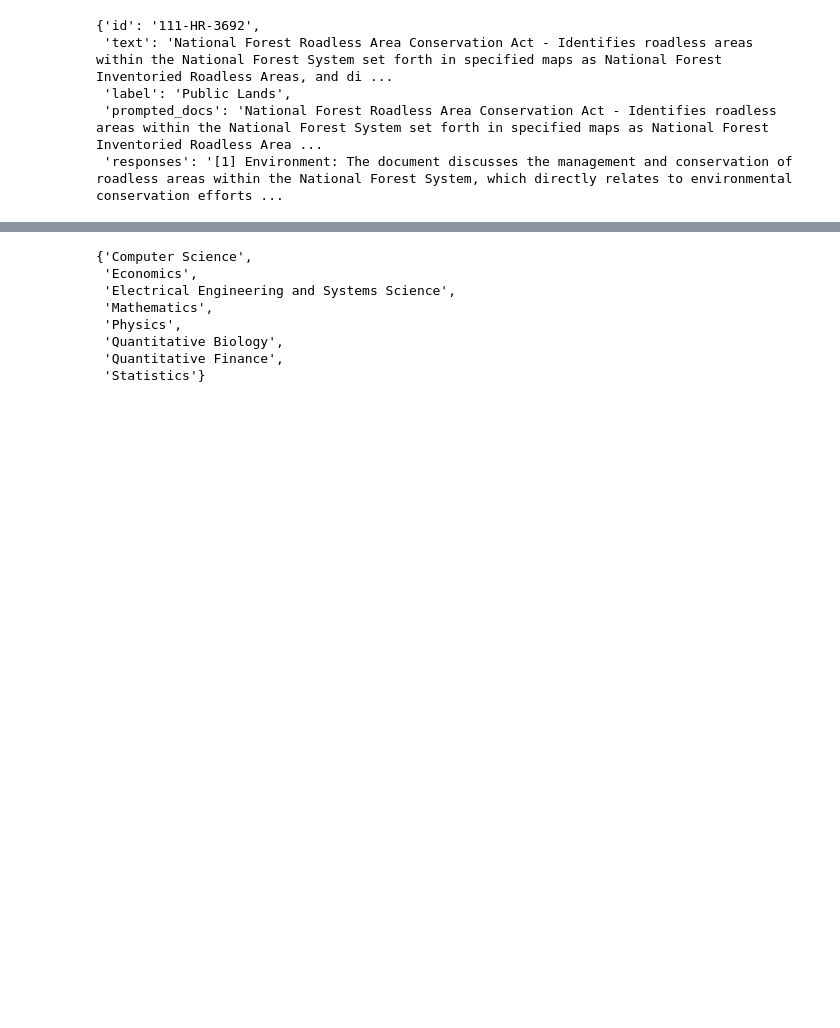
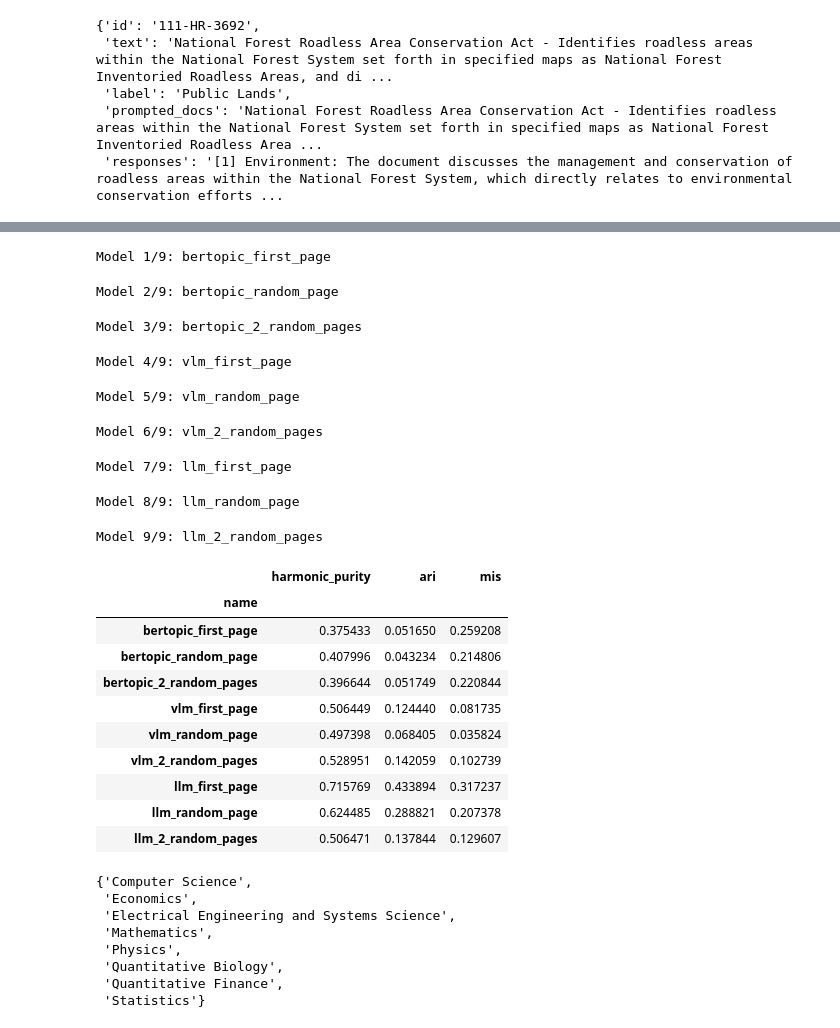
Before and after one commit to lambdadt/topicGPT, a Jupyter notebook: analyse_outputs.ipynb, the cells around one changed output, grey strips where cells are left out. Saved outputs shown, nothing was run; the diff lists cells and outputs as text; code cells hidden in the pictures; blank space fills up the shorter version.

```diff
--- a/analyse_outputs.ipynb
+++ b/analyse_outputs.ipynb
@@ -194,7 +194,7 @@ for imodel, (model_name, assig_output_d) in enumerate(assig_outputs_all.items())
         'mis': mis,
     }
 
-    if gt_pred_topic_names_match:
+    if False:# gt_pred_topic_names_match:
         print("Creating node clusterings")
         gt_nc = NodeClustering(communities=cur_model_assigdf['gt_all'].tolist(), graph=None, method_name="ground_truth")
         pred_nc = NodeClustering(communities=cur_model_assigdf['pred_all'].tolist(), graph=None, method_name="prediction")
@@ -208,33 +208,54 @@ for imodel, (model_name, assig_output_d) in enumerate(assig_outputs_all.items())
         print("Computing Omega")
         omega = evaluation.omega(gt_ix_nc, pred_ix_nc)
         #print("Computing ARI")
         #ari = evaluation.adjusted_rand_index(gt_ix_nc, pred_ix_nc)
         print("Computing F1")
         f1 = evaluation.f1(gt_ix_nc, pred_ix_nc)
         print("Computing Overlap Quality")
         overlap_q = evaluation.overlap_quality(gt_ix_nc, pred_ix_nc)
         print("Computing Variation of Information")
         voi = evaluation.variation_of_information(gt_ix_nc, pred_ix_nc)
         #print("Computing ECS")
         #ecs = evaluation.ecs(gt_ix_nc, pred_ix_nc)
         print("Computing Classification Error")
         classification_err = evaluation.classification_error(gt_ix_nc, pred_ix_nc)
         results_d = {
             **results_d,
             'onmi_lfk': onmi_lfk.score,
             'onmi_mgh': onmi_mgh.score,
             'omega': omega.score,
             #'ari': ari.score,
             'f1': f1.score,
             'overlap_quality': overlap_q.score,
             'variation_of_information': voi.score,
             #'ecs': ecs.score,
             'classification_error': classification_err.score,
         }
 
     results_allmodels.append(results_d)
 results_allmodels_df = pd.DataFrame(results_allmodels).set_index('name')
 results_allmodels_df
+# %% [output]
+Model 1/9: bertopic_first_page
+Model 2/9: bertopic_random_page
+Model 3/9: bertopic_2_random_pages
+Model 4/9: vlm_first_page
+Model 5/9: vlm_random_page
+Model 6/9: vlm_2_random_pages
+Model 7/9: llm_first_page
+Model 8/9: llm_random_page
+Model 9/9: llm_2_random_pages
+|  | harmonic_purity | ari | mis |
+| name |  |  |  |
+| bertopic_first_page | 0.375433 | 0.051650 | 0.259208 |
+| bertopic_random_page | 0.407996 | 0.043234 | 0.214806 |
+| bertopic_2_random_pages | 0.396644 | 0.051749 | 0.220844 |
+| vlm_first_page | 0.506449 | 0.124440 | 0.081735 |
+| vlm_random_page | 0.497398 | 0.068405 | 0.035824 |
+| vlm_2_random_pages | 0.528951 | 0.142059 | 0.102739 |
+| llm_first_page | 0.715769 | 0.433894 | 0.317237 |
+| llm_random_page | 0.624485 | 0.288821 | 0.207378 |
+| llm_2_random_pages | 0.506471 | 0.137844 | 0.129607 |
 # %%
 pred_topics_unique
 # %% [output]
```
Also changed, not shown: parts of 3 cells of this notebook, 4 other files.
